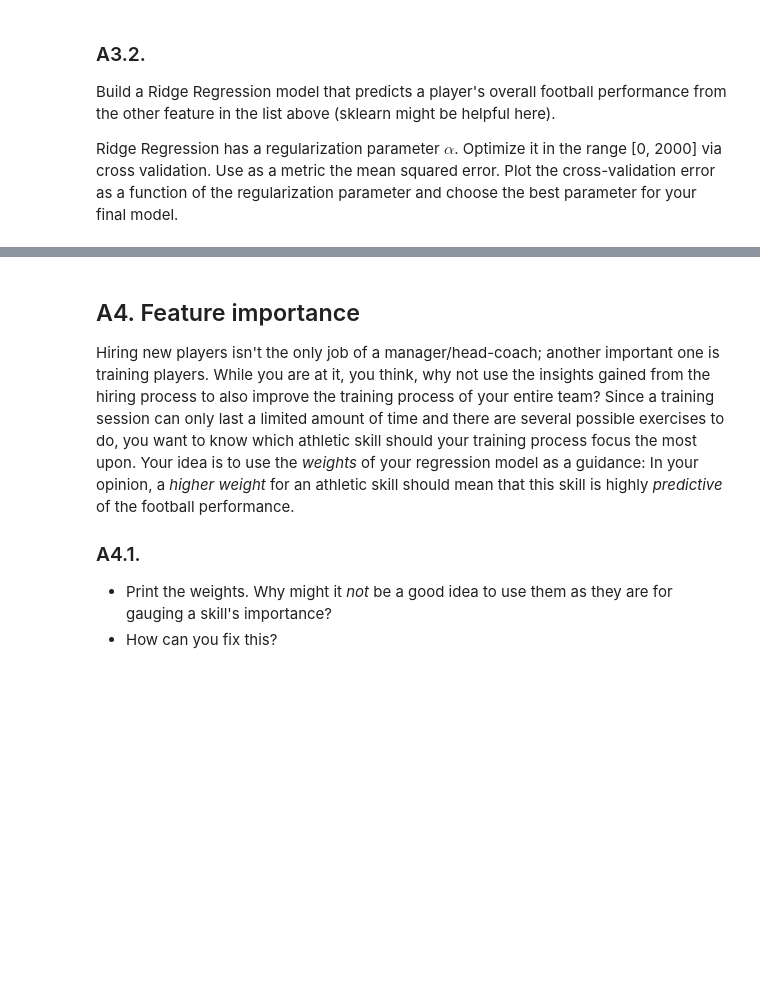
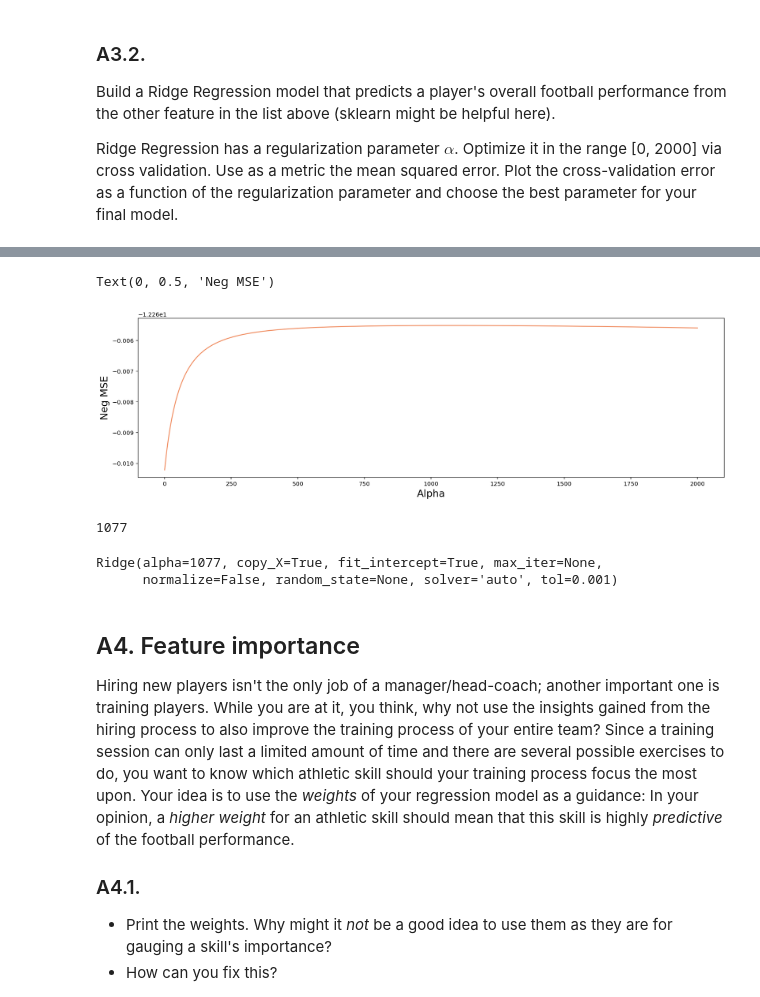
Before and after one commit to giustogianni/practice, a Jupyter notebook: hw2/hw2.ipynb, the cells around one changed output, grey strips where cells are left out. Drawn from its saved outputs; the diff is of its cells as text; code cells hidden in the pictures; blank space fills up the shorter version.

```diff
--- a/hw2/hw2.ipynb
+++ b/hw2/hw2.ipynb
@@ -156,6 +160,8 @@ if RUN_CELL:
 # %%
 # list version
 start_time = time.perf_counter()
+
+d = {"Low": 0, "Medium": 1, "High": 2}
 
 def split_txt(s):
     return s.split("/ ")
@@ -270,0 +272,24 @@ Ridge Regression has a regularization parameter $\alpha$. Optimize it in the ran
+# %%
+alphas = np.arange(2001)
+
+score = 'neg_mean_squared_error'
+
+mean_scores = []
+#std_scores = []
+
+for a in alphas:
+    model = Ridge(alpha=a)
+    scores = cross_val_score(model, X_train, y_train, cv=5, scoring=score) # error OR .mean() at this point
+
+    mean_score = np.mean(scores)
+    #std_score = np.std(scores)
+
+    mean_scores.append(mean_score)
+    #std_scores.append(std_score)
+# %%
+plt.plot(alphas, mean_scores, color=MAIN_COLOR)
+plt.xlabel("Alpha", fontsize=FONT_SIZE)
+plt.ylabel("Neg MSE", fontsize=FONT_SIZE)
+# %% [output]
+Text(0, 0.5, 'Neg MSE')
+[figure, added]
@@ -271,3 +302,14 @@ Ridge Regression has a regularization parameter $\alpha$. Optimize it in the ran
+# %%
+best_alpha
+# %% [output]
+1077
+# %%
+# Train model on the whole training set using the best alpha
+ridge = Ridge(alpha=best_alpha)
+ridge.fit(X_train, y_train)
+# %% [output]
+Ridge(alpha=1077, copy_X=True, fit_intercept=True, max_iter=None,
+      normalize=False, random_state=None, solver='auto', tol=0.001)
 # %% [markdown]
 ## A4. Feature importance
 
```
Also changed, not shown: parts of 13 cells of this notebook.
